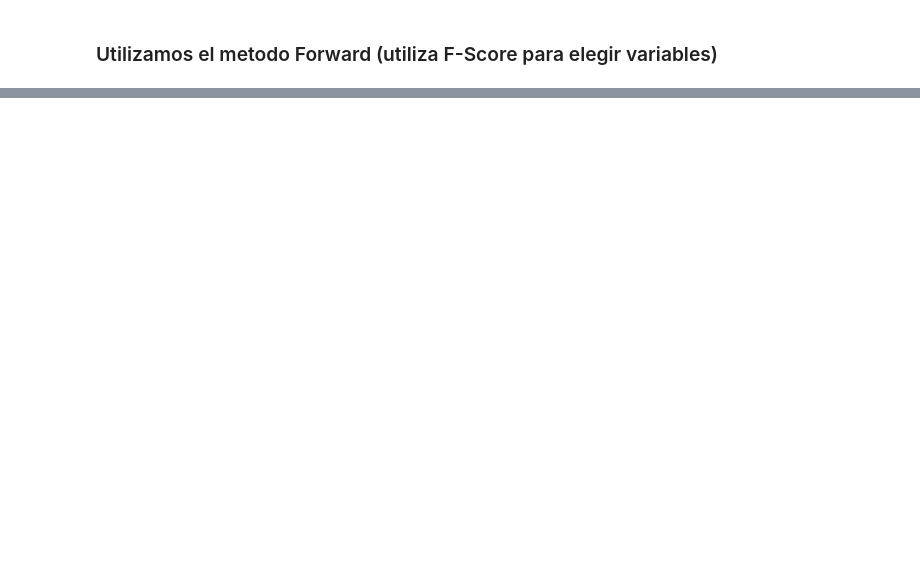
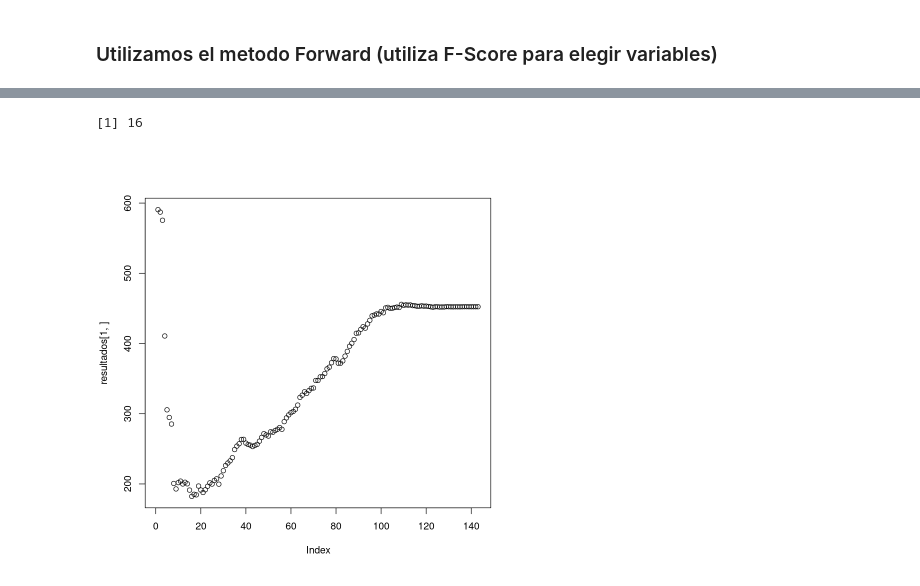
Before and after one commit to Lukas-De-Angelis-Riva/Aprendizaje-estadistico, a Jupyter notebook: trabajo_practico3/src/Forward.ipynb, the cells around one changed output, grey strips where cells are left out. Saved outputs shown, nothing was run; the diff lists cells and outputs as text; code cells hidden in the pictures; blank space fills up the shorter version.

```diff
--- a/trabajo_practico3/src/Forward.ipynb
+++ b/trabajo_practico3/src/Forward.ipynb
@@ -59,2 +23,40 @@ print(paste("Se filtro el dataFrame y quedaron ", ncol(new_vasijas_X), " columna
 # %% [markdown]
 ### Utilizamos el metodo Forward (utiliza F-Score para elegir variables)
+# %%
+# http://www.science.smith.edu/~jcrouser/SDS293/labs/lab9-r.html
+
+predict.regsubsets = function(object,newdata,id,...){
+      form = as.formula(object$call[[2]]) # Extract the formula used when we called regsubsets()
+      mat = model.matrix(form,newdata)    # Build the model matrix
+      coefi = coef(object,id=id)          # Extract the coefficiants of the ith model
+      xvars = names(coefi)                # Pull out the names of the predictors used in the ith model
+      mat[,xvars]%*%coefi               # Make predictions using matrix multiplication
+}
+# %%
+setSeed()
+
+n = nrow(TRAIN_X)
+k = 10
+
+nvmax = 159-n/k
+resultados <- matrix(0, nrow = 1, ncol = nvmax)
+
+X = TRAIN_X
+
+indices = obtener_indices_kfold(n, k)
+
+for(i in indices){
+    DF_train = X[-i,]
+    DF_train$Y = TRAIN_Y[-i]
+
+    DF_test = X[i,]
+    DF_test$Y = TRAIN_Y[i]
+
+
+    forw <- regsubsets(Y~., data =R DF_train, method = "forward", nvmax=nvmax)
+
+    for(j in 1:nvmax){
+        Y_pred = predict(forw, DF_test, id=j)
+        resultados[[1, j]] = resultados[[1, j]] + sum((DF_test$Y - Y_pred)^2)
+    }
+}
@@ -60,0 +84,9 @@ print(paste("Se filtro el dataFrame y quedaron ", ncol(new_vasijas_X), " columna
+# %%
+minimo_vars = which.min(resultados)
+minimo_vars
+# %% [output]
+[1] 16
+# %%
+plot(resultados[1,])
+# %% [output]
+[figure, added]
```
Also changed, not shown: parts of 23 cells of this notebook, 3 other files.
